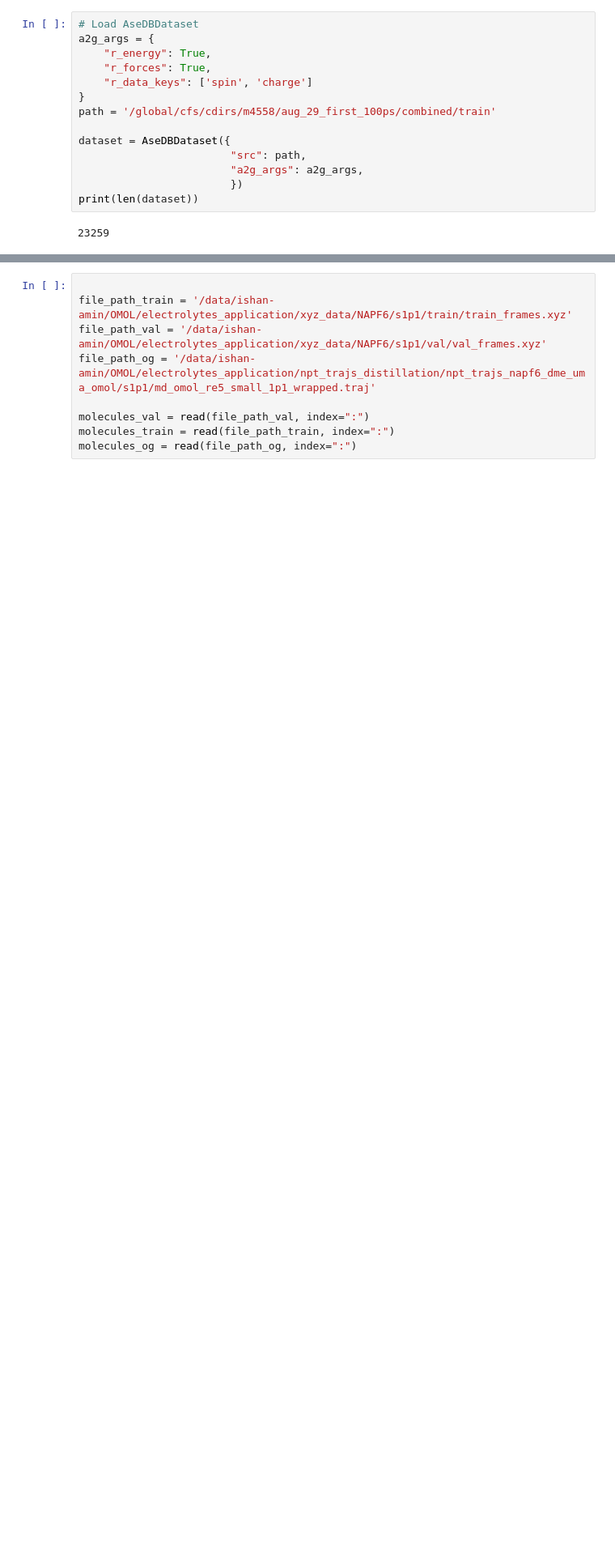
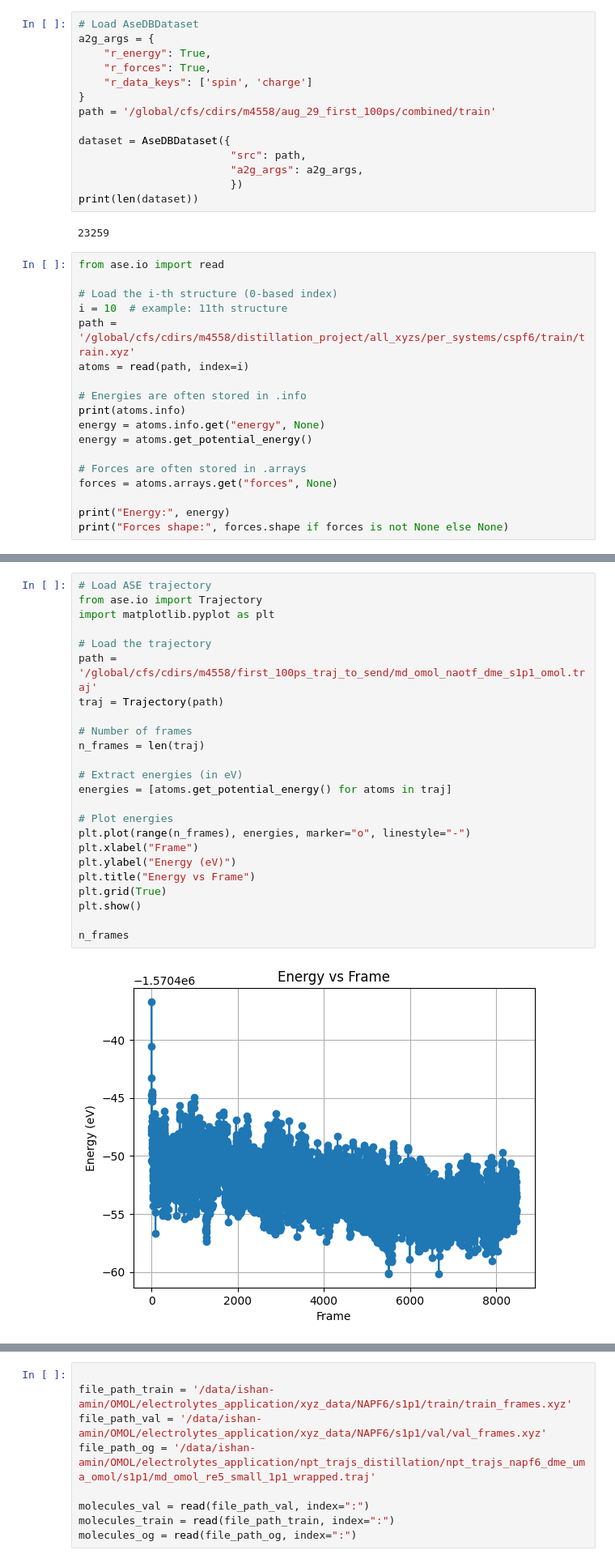
Before and after one commit to ishanthewizard/MLFF-distill, a Jupyter notebook: APPLICATIONS/electrolytes/random_scripts/mini_snippets.ipynb, the cells around one changed output, grey strips where cells are left out. Shown: that part at 81% size. Saved outputs shown, nothing was run; the diff lists cells and outputs as text; blank space fills up the shorter version.

```diff
--- a/APPLICATIONS/electrolytes/random_scripts/mini_snippets.ipynb
+++ b/APPLICATIONS/electrolytes/random_scripts/mini_snippets.ipynb
@@ -19,3 +19,21 @@ dataset = AseDBDataset({
 print(len(dataset))
 # %% [output]
 23259
+# %%
+from ase.io import read
+
+# Load the i-th structure (0-based index)
+i = 10  # example: 11th structure
+path = '/global/cfs/cdirs/m4558/distillation_project/all_xyzs/per_systems/cspf6/train/train.xyz'
+atoms = read(path, index=i)
+
+# Energies are often stored in .info
+print(atoms.info)
+energy = atoms.info.get("energy", None)
+energy = atoms.get_potential_energy()
+
+# Forces are often stored in .arrays
+forces = atoms.arrays.get("forces", None)
+
+print("Energy:", energy)
+print("Forces shape:", forces.shape if forces is not None else None)
@@ -21,0 +43,26 @@ print(len(dataset))
+# %%
+# Load ASE trajectory
+from ase.io import Trajectory
+import matplotlib.pyplot as plt
+
+# Load the trajectory
+path = '/global/cfs/cdirs/m4558/first_100ps_traj_to_send/md_omol_naotf_dme_s1p1_omol.traj'
+traj = Trajectory(path)
+
+# Number of frames
+n_frames = len(traj)
+
+# Extract energies (in eV)
+energies = [atoms.get_potential_energy() for atoms in traj]
+
+# Plot energies
+plt.plot(range(n_frames), energies, marker="o", linestyle="-")
+plt.xlabel("Frame")
+plt.ylabel("Energy (eV)")
+plt.title("Energy vs Frame")
+plt.grid(True)
+plt.show()
+
+n_frames
+# %% [output]
+[figure, added]
```
Also changed, not shown: parts of 2 cells of this notebook, 15 other files.
